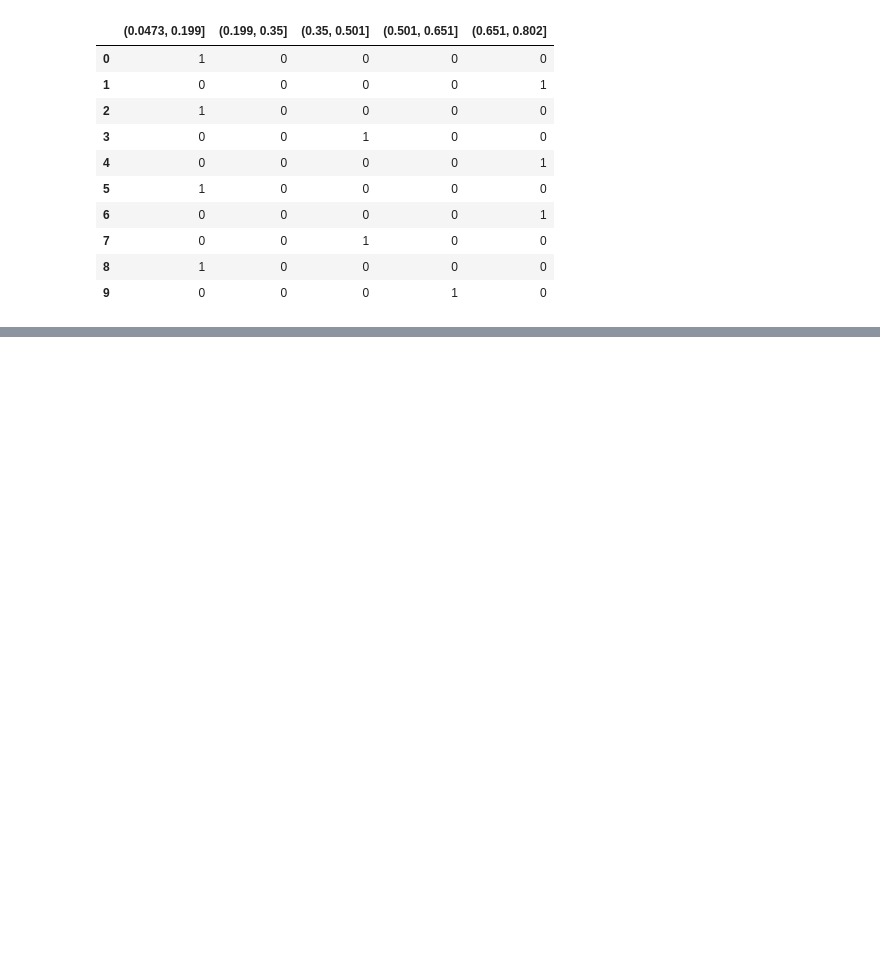
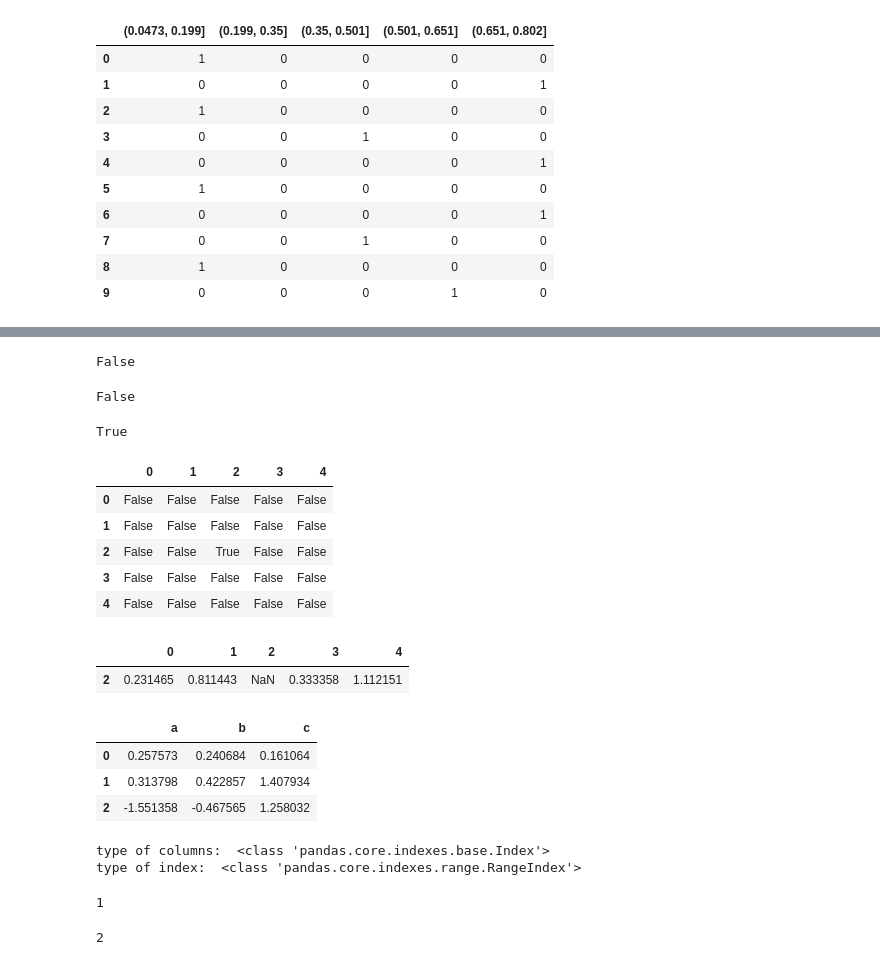
Before and after one commit to MMMMysticY/Python-For-Data-Analysis, a Jupyter notebook: 常用方法.ipynb, the cells around one changed output, grey strips where cells are left out. Drawn from its saved outputs; the diff is of its cells as text; code cells hidden in the pictures; blank space fills up the shorter version.

```diff
--- a/常用方法.ipynb
+++ b/常用方法.ipynb
@@ -166,0 +201,56 @@ pd.get_dummies(pd.cut(data_bins2,5))
+# %%
+# 即便是np.nan直接判断也不相同 the_nan 和np,nan自然也不相等
+print(np.nan == np.nan)
+the_nan == np.nan
+# %% [output]
+False
+False
+# %%
+# 当需要检测时 使用np.isnan
+np.isnan(the_nan)
+# %% [output]
+True
+# %%
+# 当对DataFrame批量操作时 可以使用pd.isna
+pd.isna(test_for_nan)
+# %% [output]
+|  | 0 | 1 | 2 | 3 | 4 |
+| 0 | False | False | False | False | False |
+| 1 | False | False | False | False | False |
+| 2 | False | False | True | False | False |
+| 3 | False | False | False | False | False |
+| 4 | False | False | False | False | False |
+# %%
+# 用其进行过滤
+test_for_nan[pd.isna(test_for_nan[2])]
+# %% [output]
+|  | 0 | 1 | 2 | 3 | 4 |
+| 2 | 0.231465 | 0.811443 | NaN | 0.333358 | 1.112151 |
+# %%
+# -------------------------------------------------------
+# 5.get_loc方法
+
+test_for_get_loc = pd.DataFrame(np.random.randn(3,3))
+test_for_get_loc.columns = ['a','b','c']
+test_for_get_loc
+# %% [output]
+|  | a | b | c |
+| 0 | 0.257573 | 0.240684 | 0.161064 |
+| 1 | 0.313798 | 0.422857 | 1.407934 |
+| 2 | -1.551358 | -0.467565 | 1.258032 |
+# %%
+print('type of columns: ', type(test_for_get_loc.columns))
+print('type of index: ', type(test_for_get_loc.index))
+# %% [output]
+type of columns:  <class 'pandas.core.indexes.base.Index'>
+type of index:  <class 'pandas.core.indexes.range.RangeIndex'>
+# %%
+test_for_get_loc.columns.get_loc('b')
+# get_loc方法可以columns获取 索引位置
+# %% [output]
+1
+# %%
+test_for_get_loc.index.get_loc(2)
+# get_loc方法可以获取index的索引位置
+# %% [output]
+2
```
Also changed, not shown: parts of 5 cells of this notebook.
